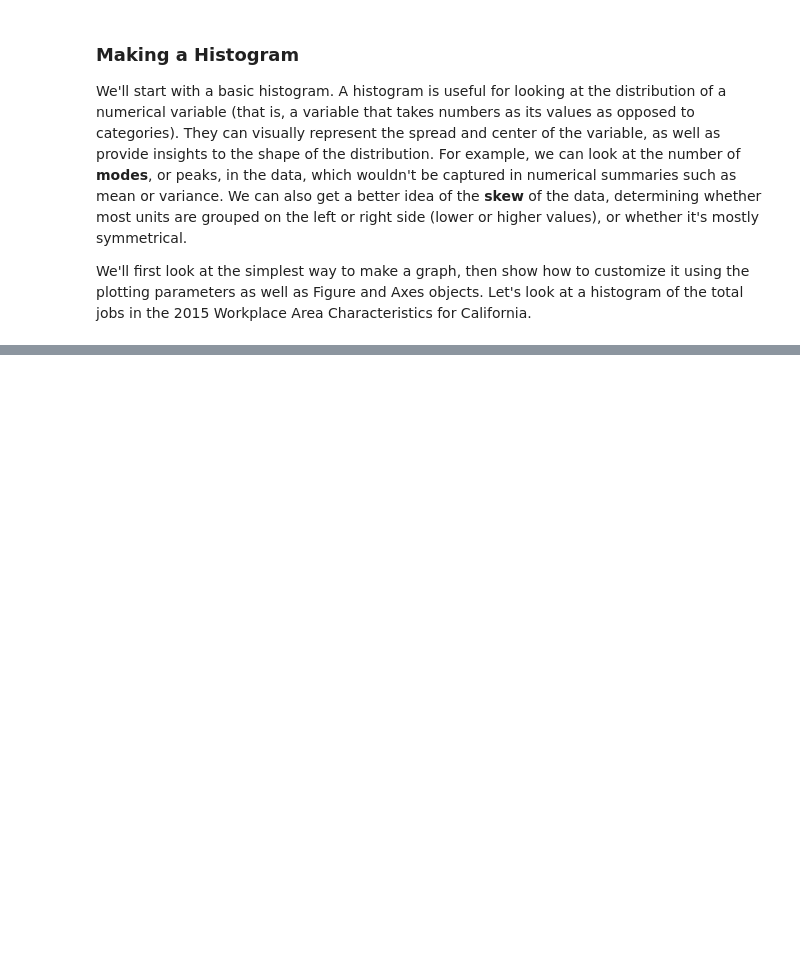
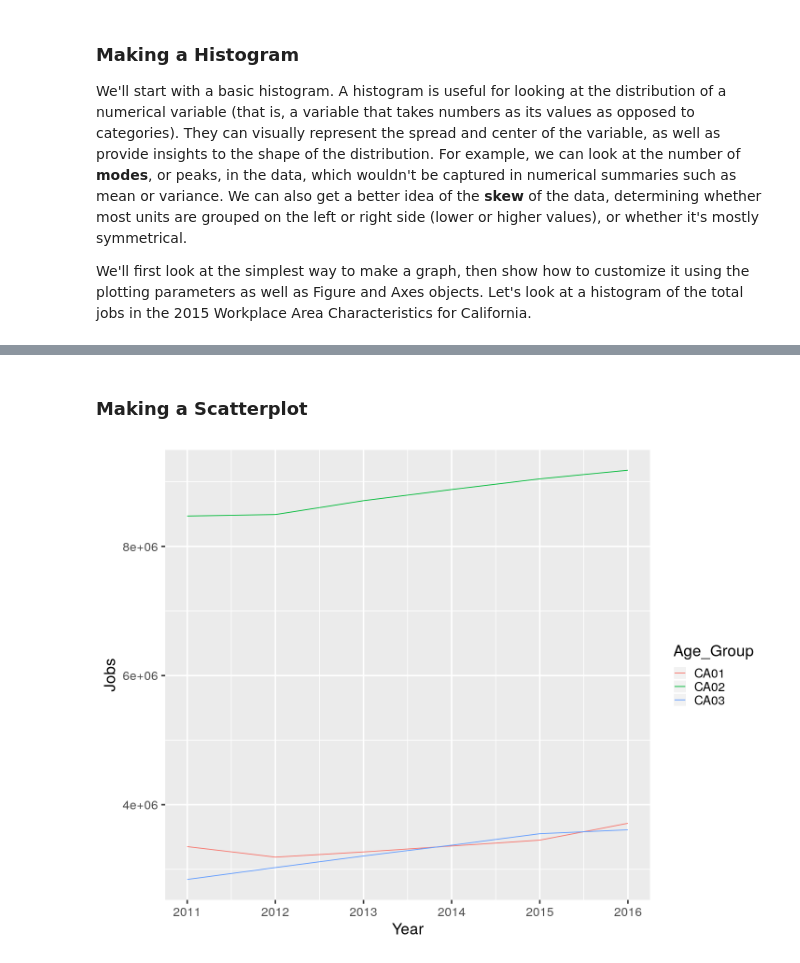
Before and after one commit to Coleridge-Initiative/ada-intro-r, a Jupyter notebook: R-2.ipynb, the cells around one changed output, grey strips where cells are left out. Drawn from its saved outputs; the diff is of its cells as text; code cells hidden in the pictures; blank space fills up the shorter version.

```diff
--- a/R-2.ipynb
+++ b/R-2.ipynb
@@ -119,0 +188,6 @@ for(i in 1:10){
+# %%
+wac_all_years <- list()
+
+for (i in 1:6){
+    wac_all_years[[i]] <- get_ca_wac(i+2010)
+}
@@ -140,0 +217,2 @@ you could try ‘??qplot’
+# %% [markdown]
+### Making a Scatterplot
@@ -140,0 +223,16 @@ you could try ‘??qplot’
+# %%
+CA_over_years <- data.frame(Year = rep(NA,6),
+                           CA01 = rep(NA,6),
+                           CA02 = rep(NA,6),
+                           CA03 = rep(NA,6))
+
+for (i in 1:6){
+    CA_sum <- wac_all_years[[i]] %>% select(CA01, CA02, CA03) %>% summarize(Year = i+2010, CA01 = sum(CA01), CA02 = sum(CA02),CA03 = sum(CA03))
+    CA_over_years[i,] <- CA_sum
+}
+# %%
+CA_years_long <- CA_over_years %>% pivot_longer(-Year, names_to = 'Age_Group', values_to = 'Jobs')
+# %%
+qplot(Year, Jobs, data = CA_years_long, color = Age_Group, geom = 'line')
+# %% [output]
+[figure, added]
```
Also changed, not shown: parts of 28 cells of this notebook, 1 other file.
